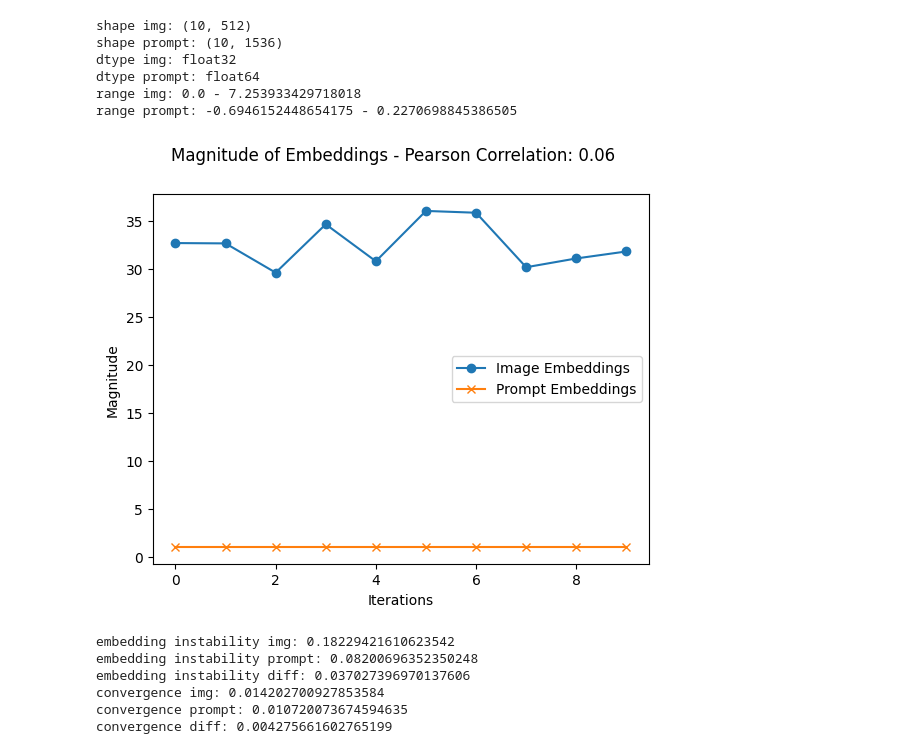
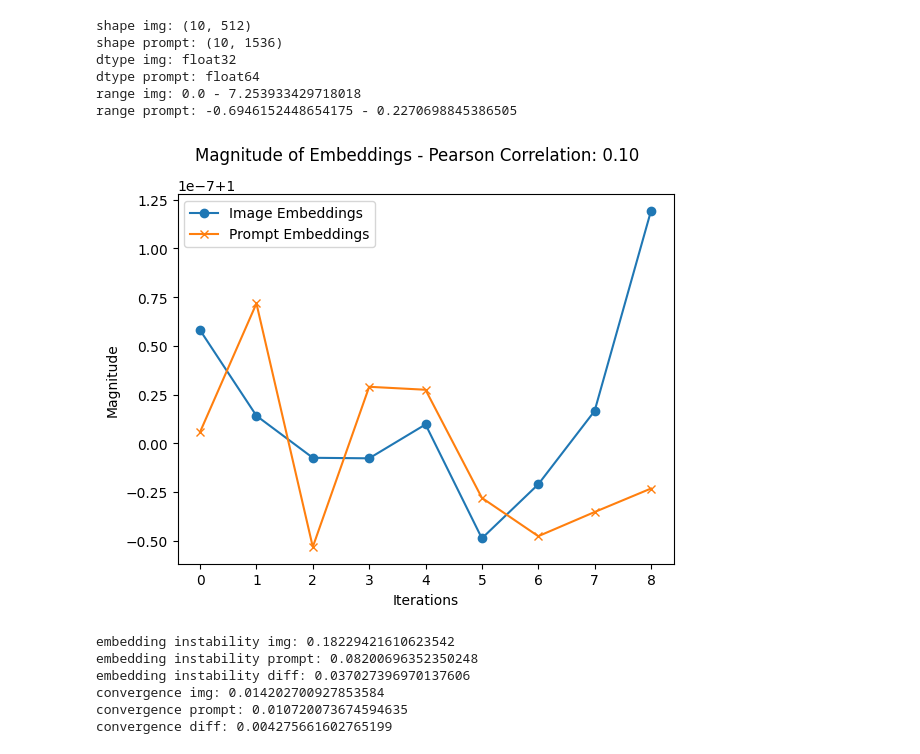
Before and after one commit to Rripped/PromptRefining, a Jupyter notebook: notebooks/Analysis.ipynb, the cells around one changed output. Saved outputs shown, nothing was run; the diff lists cells and outputs as text; code cells hidden in the pictures.

```diff
--- a/notebooks/Analysis.ipynb
+++ b/notebooks/Analysis.ipynb
@@ -21,3 +17,9 @@ RUN_DIR = "../data/A_red_glass__30_gpt-4-vision-preview_dall-e-3_gpt-4-1106-prev
+# %%
+# ./data/A_red_glass__30_gpt-4-vision-preview_dall-e-3_gpt-4-1106-preview_v0
+# ./data/A_yellow_hou_30_gpt-4-vision-preview_dall-e-3_gpt-4-1106-preview_v0
+# ./data/realistic_po_20_gpt-4-vision-preview_dall-e-3_gpt-4-1106-preview_v1
+
+RUN_DIR = "/home/linus/git/uni/PromptRefining/data/A_red_glass__30_gpt-4-vision-preview_dall-e-3_gpt-4-1106-preview_v0"
 # %%
 def get_vecs_of_run(dir, img2vec_model):
     vec_dict = {}
@@ -161,7 +179,7 @@ def measure_constant_increase(embeddings):
     return average_difference
 # %%
 # get img vectors using img2vec
-img2vec = Img2Vec(cuda=False)
+img2vec = Img2Vec(cuda=False, model = 'resnet-18')
 
 # get all vecs
 vecs = get_vecs_of_run(RUN_DIR, img2vec)
@@ -225,9 +251,9 @@ dtype prompt: float64
 range img: 0.0 - 7.253933429718018
 range prompt: -0.6946152448654175 - 0.2270698845386505
 # %%
-pears_img_prompt = plot_embedding_magnitudes_with_correlation(img_embeddings, prompt_embeddings, title="Magnitude of Embeddings")
+pears_img_prompt = plot_embedding_magnitudes_with_correlation(difference_embeddings, prompt_embeddings[:-1], title="Magnitude of Embeddings")
 # %% [output]
-[figure, old version]
+[figure, new version]
 # %%
 embedding_stability_img = normalized_embedding_instability(img_embeddings)
 embedding_stability_prompt = normalized_embedding_instability(prompt_embeddings)
```
Also changed, not shown: parts of 4 cells of this notebook.
